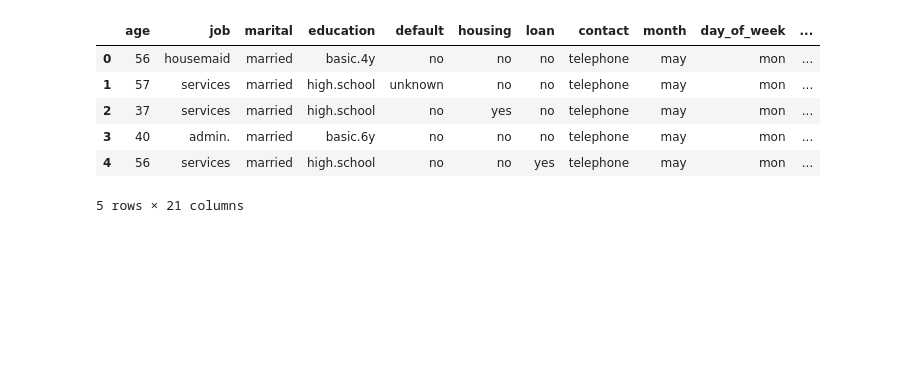
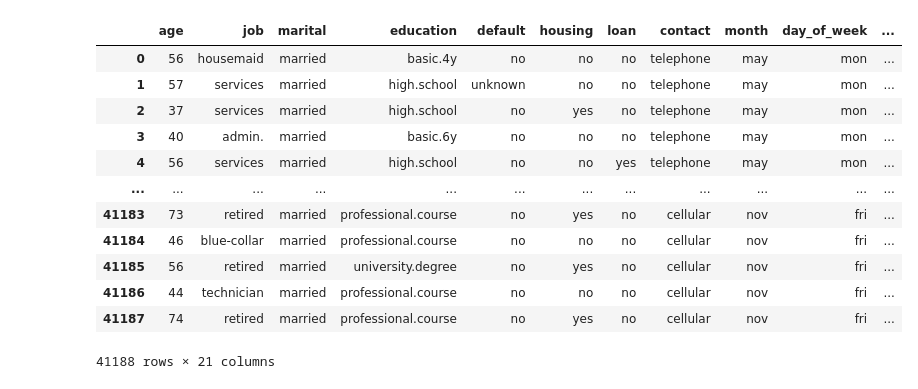
Before and after one commit to petervlaskovits/school-projects, a Jupyter notebook: data-215/project-2/project.ipynb, the cells around one changed output. Saved outputs shown, nothing was run; the diff lists cells and outputs as text; code cells hidden in the pictures; blank space fills up the shorter version.

Commit message:
Modify .gitignore, add data python module and worked on EDA and ML notebooks

```diff
--- a/data-215/project-2/project.ipynb
+++ b/data-215/project-2/project.ipynb
@@ -1,22 +1,31 @@
 # %%
 import pandas as pd
 import seaborn as sns
-import matplotlib.pyplot as plt
 
 from sklearn.model_selection import train_test_split
+from sklearn.ensemble import RandomForestClassifier
 from sklearn.tree import DecisionTreeClassifier
-from sklearn.preprocessing import LabelEncoder, OrdinalEncoder
-from sklearn.metrics import accuracy_score, precision_score, recall_score, confusion_matrix, ConfusionMatrixDisplay
-from sklearn.pipeline import Pipeline
+from sklearn.neighbors import KNeighborsClassifier
+from sklearn.preprocessing import OrdinalEncoder, LabelEncoder
+from sklearn.metrics import f1_score, confusion_matrix, ConfusionMatrixDisplay
+from sklearn.model_selection import GridSearchCV, RandomizedSearchCV
 
-bank_marketing = pd.read_csv('data/bank-additional-full.csv', sep=";")
+from imblearn.over_sampling import RandomOverSampler
+
+bank_marketing = pd.read_csv('data/raw/bank-additional-full.csv', sep=";")
 # %%
-bank_marketing.head()
+bank_marketing
 # %% [output]
 |  | age | job | marital | education | default | housing | loan | contact | month | day_of_week | ... |
 | 0 | 56 | housemaid | married | basic.4y | no | no | no | telephone | may | mon | ... |
 | 1 | 57 | services | married | high.school | unknown | no | no | telephone | may | mon | ... |
 | 2 | 37 | services | married | high.school | no | yes | no | telephone | may | mon | ... |
 | 3 | 40 | admin. | married | basic.6y | no | no | no | telephone | may | mon | ... |
 | 4 | 56 | services | married | high.school | no | no | yes | telephone | may | mon | ... |
+| ... | ... | ... | ... | ... | ... | ... | ... | ... | ... | ... | ... |
+| 41183 | 73 | retired | married | professional.course | no | yes | no | cellular | nov | fri | ... |
+| 41184 | 46 | blue-collar | married | professional.course | no | no | no | cellular | nov | fri | ... |
+| 41185 | 56 | retired | married | university.degree | no | yes | no | cellular | nov | fri | ... |
+| 41186 | 44 | technician | married | professional.course | no | no | no | cellular | nov | fri | ... |
+| 41187 | 74 | retired | married | professional.course | no | yes | no | cellular | nov | fri | ... |
-5 rows × 21 columns
+41188 rows × 21 columns
```
Also changed, not shown: parts of 57 cells of this notebook, 7 other files.
